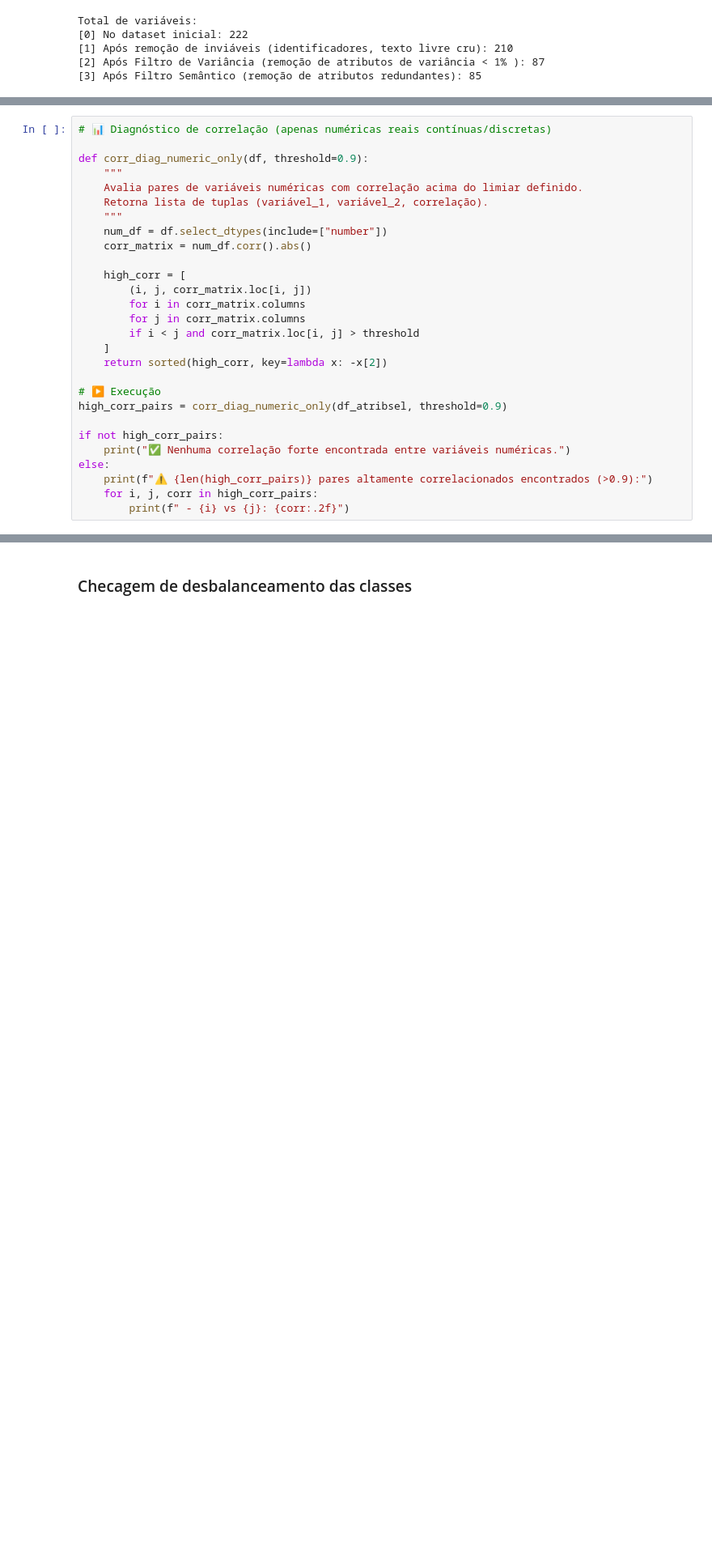
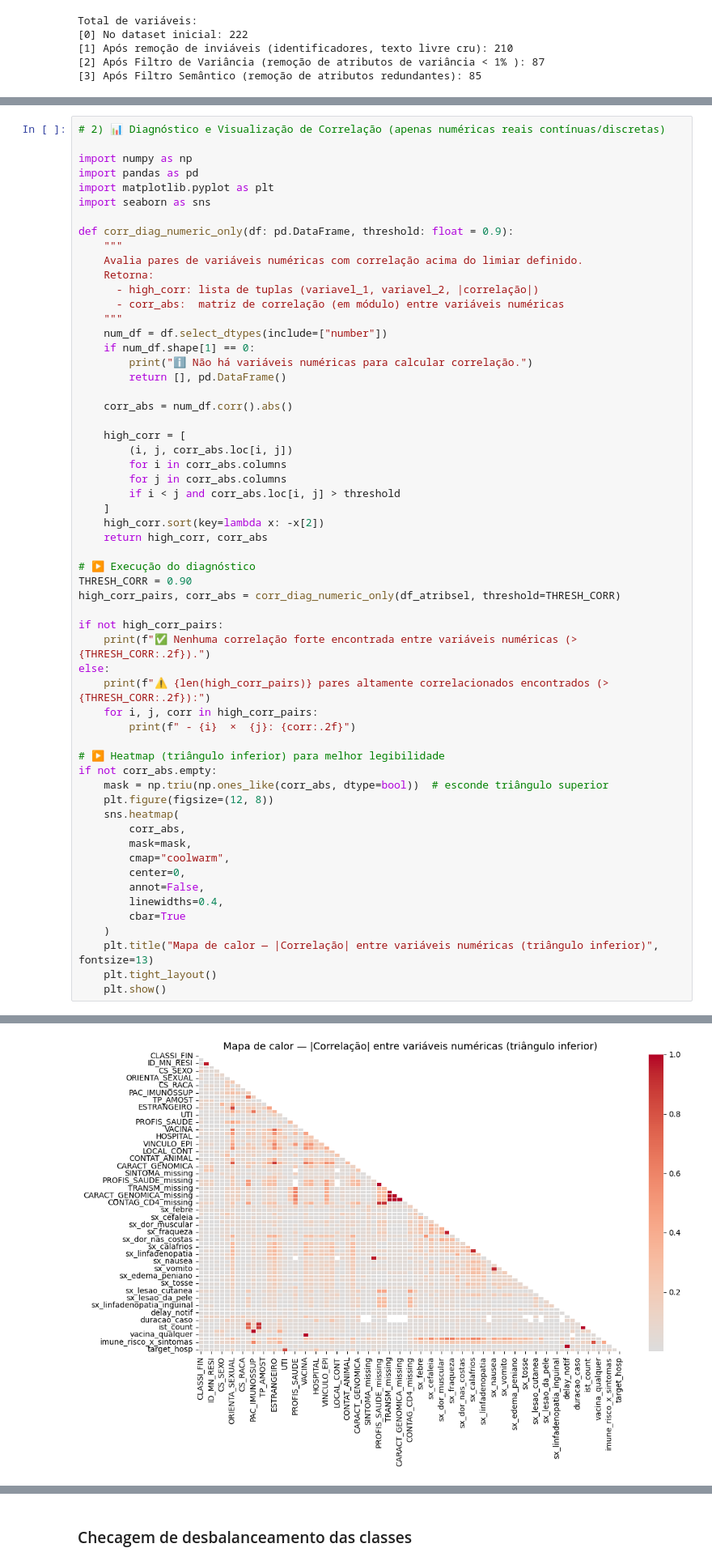
Before and after one commit to Cristie-Lima/e-SUS_Sinan_Mpox_ML-Workflow, a Jupyter notebook: cristie_mod6_proj_final_parte_2.ipynb, the cells around one changed output, grey strips where cells are left out. Shown at 81% size. Drawn from its saved outputs; the diff is of its cells as text; blank space fills up the shorter version.

```diff
--- a/cristie_mod6_proj_final_parte_2.ipynb
+++ b/cristie_mod6_proj_final_parte_2.ipynb
@@ -1427,29 +1417,59 @@ atributos numéricos fortemente correlacionados entre si.
 # %%
-# 📊 Diagnóstico de correlação (apenas numéricas reais contínuas/discretas)
+# 2) 📊 Diagnóstico e Visualização de Correlação (apenas numéricas reais contínuas/discretas)
 
-def corr_diag_numeric_only(df, threshold=0.9):
+import numpy as np
+import pandas as pd
+import matplotlib.pyplot as plt
+import seaborn as sns
+
+def corr_diag_numeric_only(df: pd.DataFrame, threshold: float = 0.9):
     """
     Avalia pares de variáveis numéricas com correlação acima do limiar definido.
-    Retorna lista de tuplas (variável_1, variável_2, correlação).
+    Retorna:
+      - high_corr: lista de tuplas (variavel_1, variavel_2, |correlação|)
+      - corr_abs:  matriz de correlação (em módulo) entre variáveis numéricas
     """
     num_df = df.select_dtypes(include=["number"])
-    corr_matrix = num_df.corr().abs()
+    if num_df.shape[1] == 0:
+        print("ℹ️ Não há variáveis numéricas para calcular correlação.")
+        return [], pd.DataFrame()
+
+    corr_abs = num_df.corr().abs()
 
     high_corr = [
-        (i, j, corr_matrix.loc[i, j])
-        for i in corr_matrix.columns
-        for j in corr_matrix.columns
-        if i < j and corr_matrix.loc[i, j] > threshold
+        (i, j, corr_abs.loc[i, j])
+        for i in corr_abs.columns
+        for j in corr_abs.columns
+        if i < j and corr_abs.loc[i, j] > threshold
     ]
-    return sorted(high_corr, key=lambda x: -x[2])
+    high_corr.sort(key=lambda x: -x[2])
+    return high_corr, corr_abs
 
-# ▶️ Execução
-high_corr_pairs = corr_diag_numeric_only(df_atribsel, threshold=0.9)
+# ▶️ Execução do diagnóstico
+THRESH_CORR = 0.90
+high_corr_pairs, corr_abs = corr_diag_numeric_only(df_atribsel, threshold=THRESH_CORR)
 
 if not high_corr_pairs:
-    print("✅ Nenhuma correlação forte encontrada entre variáveis numéricas.")
+    print(f"✅ Nenhuma correlação forte encontrada entre variáveis numéricas (>{THRESH_CORR:.2f}).")
 else:
-    print(f"⚠️ {len(high_corr_pairs)} pares altamente correlacionados encontrados (>0.9):")
+    print(f"⚠️ {len(high_corr_pairs)} pares altamente correlacionados encontrados (>{THRESH_CORR:.2f}):")
     for i, j, corr in high_corr_pairs:
-        print(f" - {i} vs {j}: {corr:.2f}")
+        print(f" - {i}  ×  {j}: {corr:.2f}")
+
+# ▶️ Heatmap (triângulo inferior) para melhor legibilidade
+if not corr_abs.empty:
+    mask = np.triu(np.ones_like(corr_abs, dtype=bool))  # esconde triângulo superior
+    plt.figure(figsize=(12, 8))
+    sns.heatmap(
+        corr_abs,
+        mask=mask,
+        cmap="coolwarm",
+        center=0,
+        annot=False,
+        linewidths=0.4,
+        cbar=True
+    )
+    plt.title("Mapa de calor — |Correlação| entre variáveis numéricas (triângulo inferior)", fontsize=13)
+    plt.tight_layout()
+    plt.show()
 # %% [output]
@@ -1475,0 +1496 @@ else:
+[figure, added]
```
Also changed, not shown: parts of 18 cells of this notebook.
